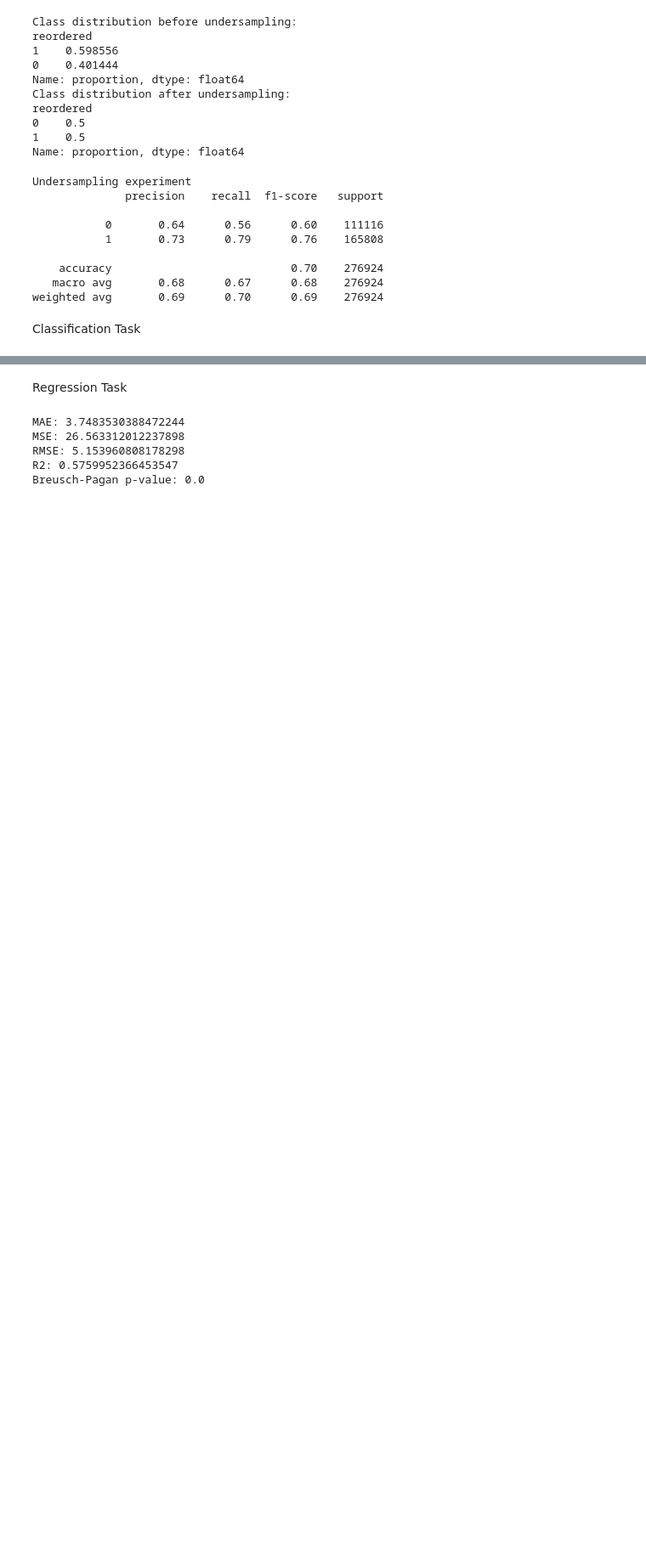
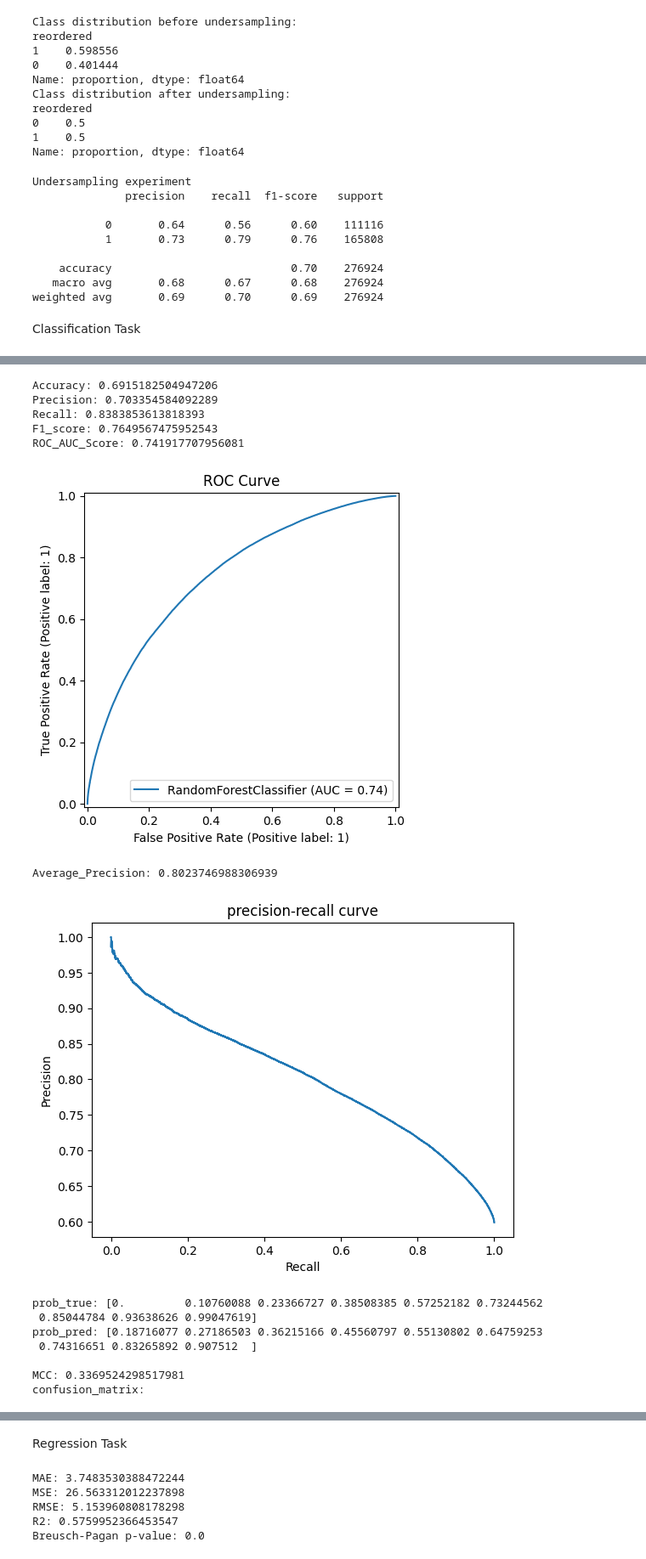
Before and after one commit to kareemkhouri2006/project, a Jupyter notebook: project.ipynb, the cells around one changed output, grey strips where cells are left out. Shown at 85% size. Saved outputs shown, nothing was run; the diff lists cells and outputs as text; code cells hidden in the pictures; blank space fills up the shorter version.

```diff
--- a/project.ipynb
+++ b/project.ipynb
@@ -834,3 +934,18 @@ MCC: 0.3373902516516581
 confusion_matrix:
 array([[0.59, 0.41],
        [0.25, 0.75]])
+# %%
+from sklearn.model_selection import RandomizedSearchCV
+
+param_randomized={
+    'n_estimators': [100, 200 , 300],
+    'max_depth': [10, 20, 30],
+    'min_samples_split': [2, 5 ,8],
+    'max_features': ['sqrt']
+}
+
+rfc_randomized = RandomForestClassifier(n_jobs=-1,class_weight='balanced',random_state=42)
+
+rs = RandomizedSearchCV(rfc_randomized,param_randomized,n_iter=10,scoring='roc_auc',cv=3,n_jobs=-1)
+
+rs.fit(X_sample, y_sample)
@@ -836,0 +963,56 @@ array([[0.59, 0.41],
+# %%
+best_rfc=rs.best_estimator_
+best_rfc.fit(X_train , y_train)
+best_y_pred_rfc = best_rfc.predict(X_test)
+#Accuracy , Precision and F1 score
+print("Accuracy:",accuracy_score(y_test,best_y_pred_rfc))
+print("Precision:",precision_score(y_test,best_y_pred_rfc))
+print("Recall:",recall_score(y_test,best_y_pred_rfc))
+print("F1_score:",f1_score(y_test,best_y_pred_rfc))
+#ROC curve and AUC
+best_y_probs_rfc = best_rfc.predict_proba(X_test)[:, 1]
+score = roc_auc_score(y_test, best_y_probs_rfc)
+print(f"ROC_AUC_Score:",score)
+#plot and calculate the curve
+RocCurveDisplay.from_estimator(best_rfc, X_test, y_test)
+plt.title("ROC Curve")
+plt.show()
+#Precision-Recall curve and Average Precision
+precision_values , recall_values,_= precision_recall_curve(y_test,best_y_probs_rfc)
+ap=average_precision_score(y_test,best_y_probs_rfc)
+print("Average_Precision:",ap)
+#plot
+plt.plot(recall_values,precision_values,label=f"AP = {ap:.2f}")
+plt.xlabel("Recall")
+plt.ylabel("Precision")
+plt.title("precision-recall curve")
+plt.show()
+#calibration curve
+prob_true , prob_pred = calibration_curve(y_test,best_y_probs_rfc,n_bins=10)
+print("prob_true:",prob_true)
+print("prob_pred:",prob_pred)
+print()
+#MCC
+mcc=matthews_corrcoef(y_test,best_y_pred_rfc)
+print("MCC:",mcc)
+#confusion matrix
+cm=confusion_matrix(y_test,best_y_pred_rfc)
+print("confusion_matrix:")
+cm_norm = cm / cm.sum(axis=1, keepdims=True)
+np.round(cm_norm, 2)
+# %% [output]
+Accuracy: 0.6915182504947206
+Precision: 0.703354584092289
+Recall: 0.8383853613818393
+F1_score: 0.7649567475952543
+ROC_AUC_Score: 0.741917707956081
+[figure, added]
+Average_Precision: 0.8023746988306939
+[figure, added]
+prob_true: [0.         0.10760088 0.23366727 0.38508385 0.57252182 0.73244562
+ 0.85044784 0.93638626 0.99047619]
+prob_pred: [0.18716077 0.27186503 0.36215166 0.45560797 0.55130802 0.64759253
+ 0.74316651 0.83265892 0.907512  ]
+
+MCC: 0.3369524298517981
+confusion_matrix:
```
Also changed, not shown: parts of 9 cells of this notebook.
